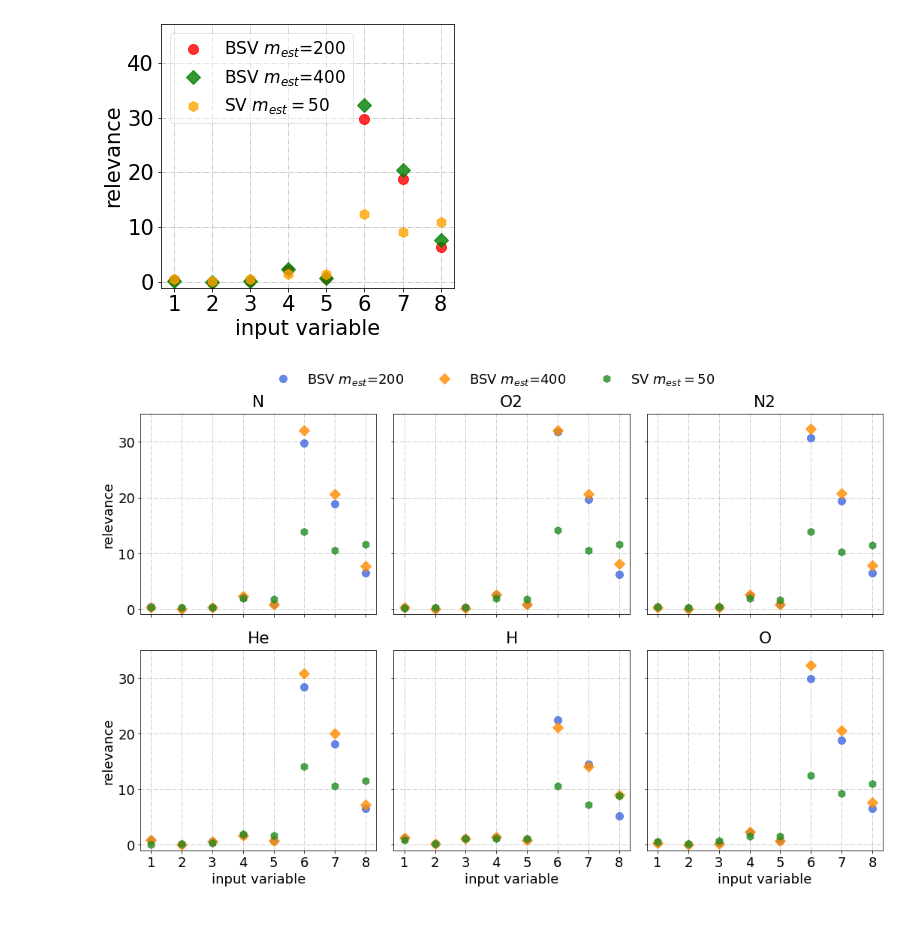
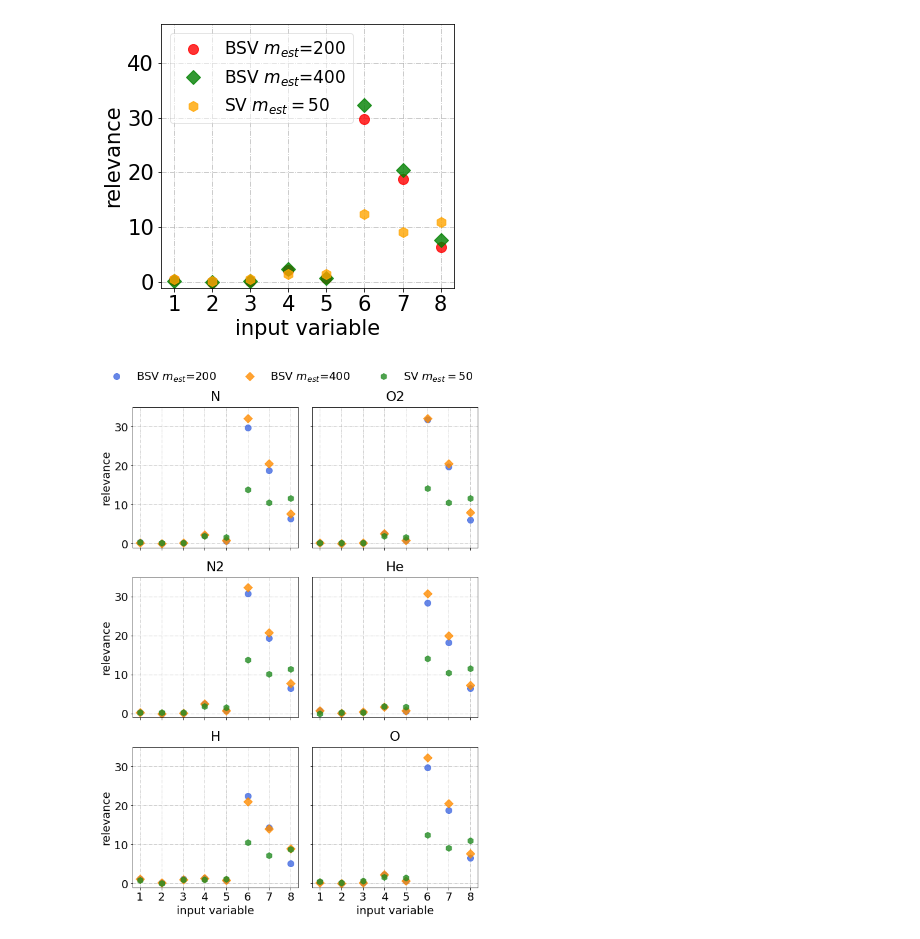
Before and after one commit to paper-code1/VecchiaConditionalExtremes, a Jupyter notebook: experiments/benchmarkSummaryAndVisu.ipynb, the cells around one changed output. Saved outputs shown, nothing was run; the diff lists cells and outputs as text; code cells hidden in the pictures.

```diff
--- a/experiments/benchmarkSummaryAndVisu.ipynb
+++ b/experiments/benchmarkSummaryAndVisu.ipynb
@@ -200,7 +200,7 @@ param_list_sv = [
 ]
 
 # Plotting
-fig, axes = plt.subplots(2, 3, figsize=(15, 10), sharex=True, sharey=True)
+fig, axes = plt.subplots(3, 2, figsize=(9, 13), sharex=True, sharey=True)
 axes = axes.flatten()
 
 x = np.arange(1, 9)
@@ -229,37 +229,37 @@ for i, species in enumerate(speciess):
             marker=markers[j+1],
             color=colors[j+1],
             alpha=0.8)
 
     # Customize subplot
     ax.grid(True, ls="-.", alpha=0.8)
     ax.set_title(f"{species}", pad=10)
 
     # Add labels for edge subplots
-    if i >= 3:
+    if i >= 4:
         ax.set_xlabel('input variable')
-    if i % 3 == 0:
+    if i % 2 == 0:
         ax.set_ylabel('relevance')
 
 # Set common properties
 for ax in axes:
     ax.set_xticks(x)
     ax.set_ylim(-1, 35)
 
 # Add common legend
 handles, labels = axes[0].get_legend_handles_labels()
-fig.legend(handles, labels, loc='upper center', bbox_to_anchor=(0.5, 1.00),
+fig.legend(handles, labels, loc='upper center', bbox_to_anchor=(0.5, 0.98),
            ncol=3, fontsize=18, framealpha=0.)
 
 
 # Adjust layout
 plt.tight_layout()
 plt.subplots_adjust(top=0.9)
 
 # Save and show
 plt.savefig("./fig/all_species_params_summary.pdf", bbox_inches='tight')
 plt.show()
 # %% [output]
-[figure, old version]
+[figure, new version]
 # %%
 import numpy as np
 import matplotlib.pyplot as plt
```
Also changed, not shown: parts of 1 cell of this notebook, 13 other files.
